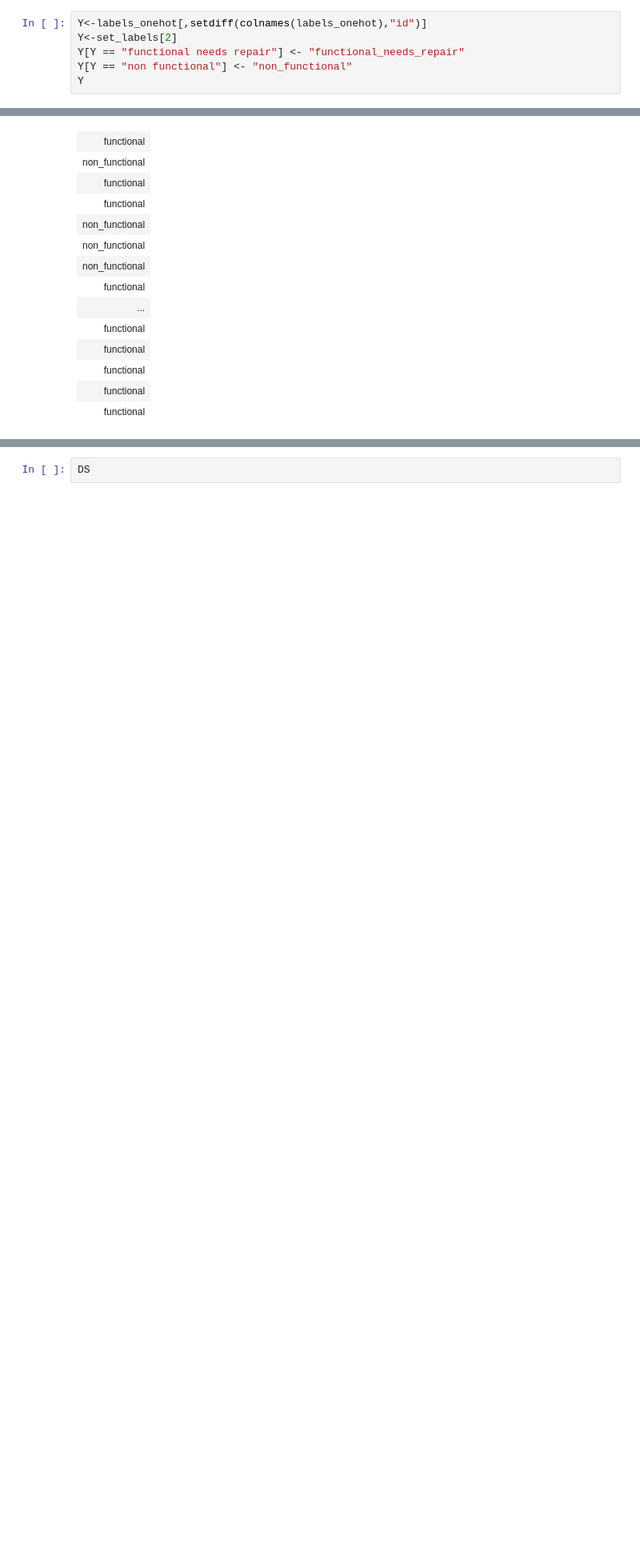
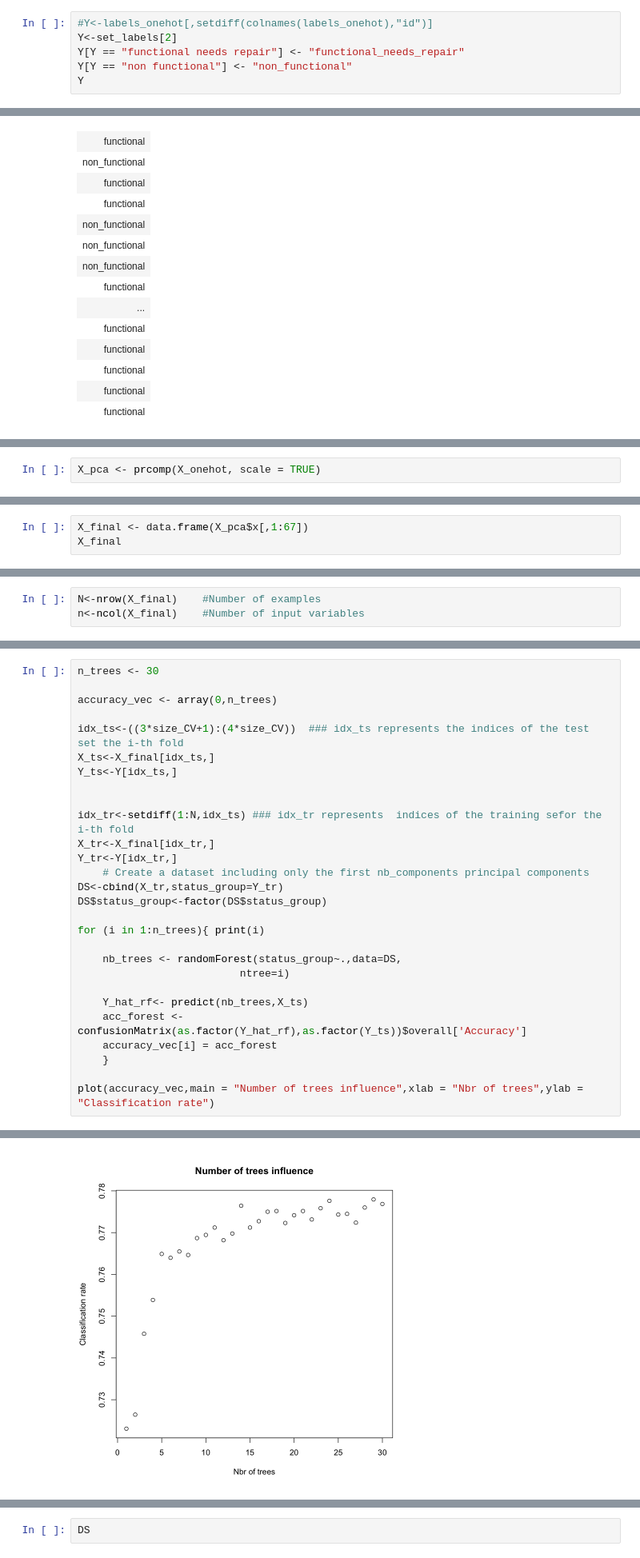
Before and after one commit to Maxlanglet/Projet_ML, a Jupyter notebook: ReportTemplate_clean.ipynb, the cells around one changed output, grey strips where cells are left out. Shown at 80% size. Saved outputs shown, nothing was run; the diff lists cells and outputs as text; blank space fills up the shorter version.

```diff
--- a/ReportTemplate_clean.ipynb
+++ b/ReportTemplate_clean.ipynb
@@ -499,5 +509,5 @@ A data.frame: 59400 × 4
 # %%
-Y<-labels_onehot[,setdiff(colnames(labels_onehot),"id")]
+#Y<-labels_onehot[,setdiff(colnames(labels_onehot),"id")]
 Y<-set_labels[2]
 Y[Y == "functional needs repair"] <- "functional_needs_repair"
 Y[Y == "non functional"] <- "non_functional"
@@ -548,0 +559,2 @@ A data.frame: 59400 × 159
+# %%
+X_pca <- prcomp(X_onehot, scale = TRUE)
@@ -548,0 +582,3 @@ A data.frame: 59400 × 159
+# %%
+X_final <- data.frame(X_pca$x[,1:67])
+X_final
@@ -548,0 +605,3 @@ A data.frame: 59400 × 159
+# %%
+N<-nrow(X_final)    #Number of examples
+n<-ncol(X_final)    #Number of input variables
@@ -548,0 +779,29 @@ A data.frame: 59400 × 159
+# %%
+n_trees <- 30
+
+accuracy_vec <- array(0,n_trees)
+
+idx_ts<-((3*size_CV+1):(4*size_CV))  ### idx_ts represents the indices of the test set the i-th fold
+X_ts<-X_final[idx_ts,]
+Y_ts<-Y[idx_ts,]
+
+
+idx_tr<-setdiff(1:N,idx_ts) ### idx_tr represents  indices of the training sefor the i-th fold
+X_tr<-X_final[idx_tr,]
+Y_tr<-Y[idx_tr,]
+    # Create a dataset including only the first nb_components principal components
+DS<-cbind(X_tr,status_group=Y_tr)
+DS$status_group<-factor(DS$status_group)
+
+for (i in 1:n_trees){ print(i)
+
+    nb_trees <- randomForest(status_group~.,data=DS,
+                          ntree=i)
+
+    Y_hat_rf<- predict(nb_trees,X_ts)
+    acc_forest <- confusionMatrix(as.factor(Y_hat_rf),as.factor(Y_ts))$overall['Accuracy']
+    accuracy_vec[i] = acc_forest
+    }
+
+plot(accuracy_vec,main = "Number of trees influence",xlab = "Nbr of trees",ylab = "Classification rate")
+# %% [output]
@@ -548,0 +825 @@ A data.frame: 59400 × 159
+[figure, added]
```
Also changed, not shown: parts of 42 cells of this notebook, 1 other file.
